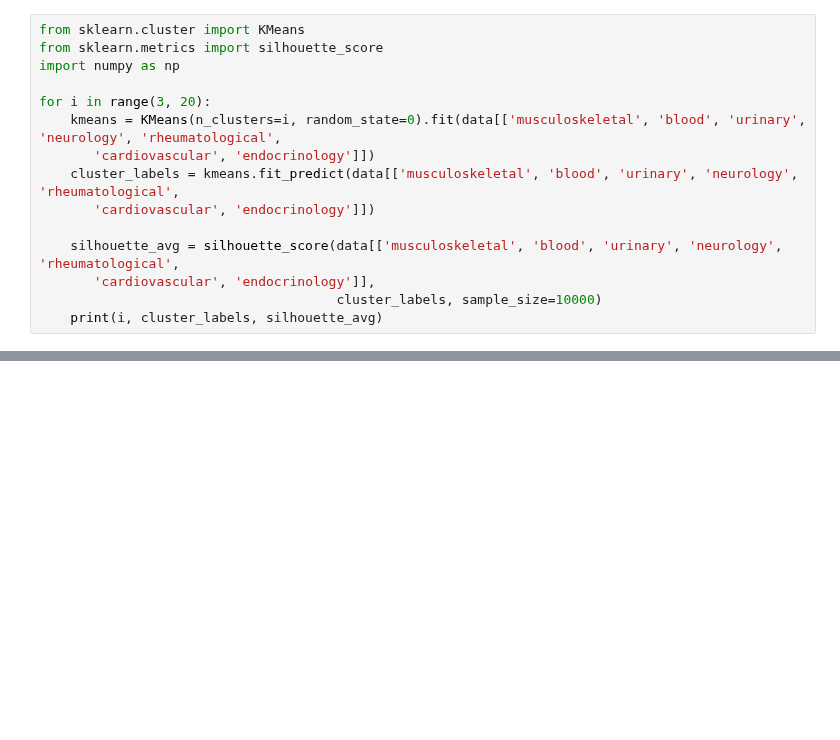
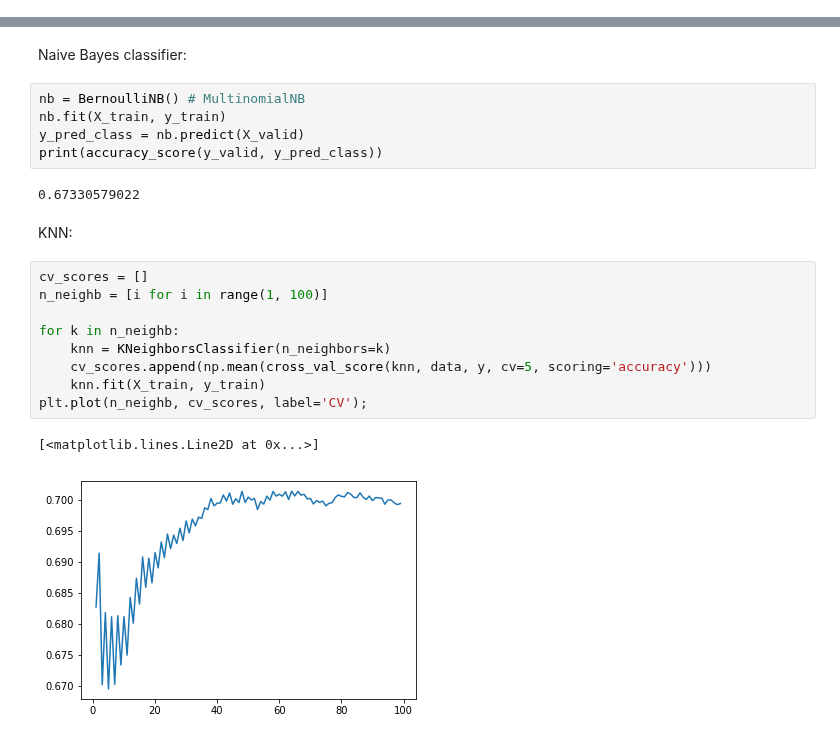
Before and after one commit to et4/stat, a Jupyter notebook: PT 3/main.ipynb, the cells around one changed output, grey strips where cells are left out. Drawn from its saved outputs; the diff is of its cells as text; blank space fills up the shorter version.

```diff
--- a/PT 3/main.ipynb
+++ b/PT 3/main.ipynb
@@ -103,15 +207,0 @@ dtype: int64
-# %%
-from sklearn.cluster import KMeans
-from sklearn.metrics import silhouette_score
-import numpy as np
-
-for i in range(3, 20):
-    kmeans = KMeans(n_clusters=i, random_state=0).fit(data[['musculoskeletal', 'blood', 'urinary', 'neurology', 'rheumatological',
-       'cardiovascular', 'endocrinology']])
-    cluster_labels = kmeans.fit_predict(data[['musculoskeletal', 'blood', 'urinary', 'neurology', 'rheumatological',
-       'cardiovascular', 'endocrinology']])
-
-    silhouette_avg = silhouette_score(data[['musculoskeletal', 'blood', 'urinary', 'neurology', 'rheumatological',
-       'cardiovascular', 'endocrinology']],
-                                      cluster_labels, sample_size=10000)
-    print(i, cluster_labels, silhouette_avg)
@@ -144,0 +219,23 @@ Index(['Age', 'Gender', 'BMI', 'gynecological', 'male_reproductive_system',
+# %% [markdown]
+Naive Bayes classifier:
+# %%
+nb = BernoulliNB() # MultinomialNB
+nb.fit(X_train, y_train)
+y_pred_class = nb.predict(X_valid)
+print(accuracy_score(y_valid, y_pred_class))
+# %% [output]
+0.67330579022
+# %% [markdown]
+KNN:
+# %%
+cv_scores = []
+n_neighb = [i for i in range(1, 100)]
+
+for k in n_neighb:
+    knn = KNeighborsClassifier(n_neighbors=k)
+    cv_scores.append(np.mean(cross_val_score(knn, data, y, cv=5, scoring='accuracy')))
+    knn.fit(X_train, y_train)
+plt.plot(n_neighb, cv_scores, label='CV');
+# %% [output]
+[<matplotlib.lines.Line2D at 0x...>]
+[figure, added]
```
Also changed, not shown: parts of 39 cells of this notebook, 2 other files.
